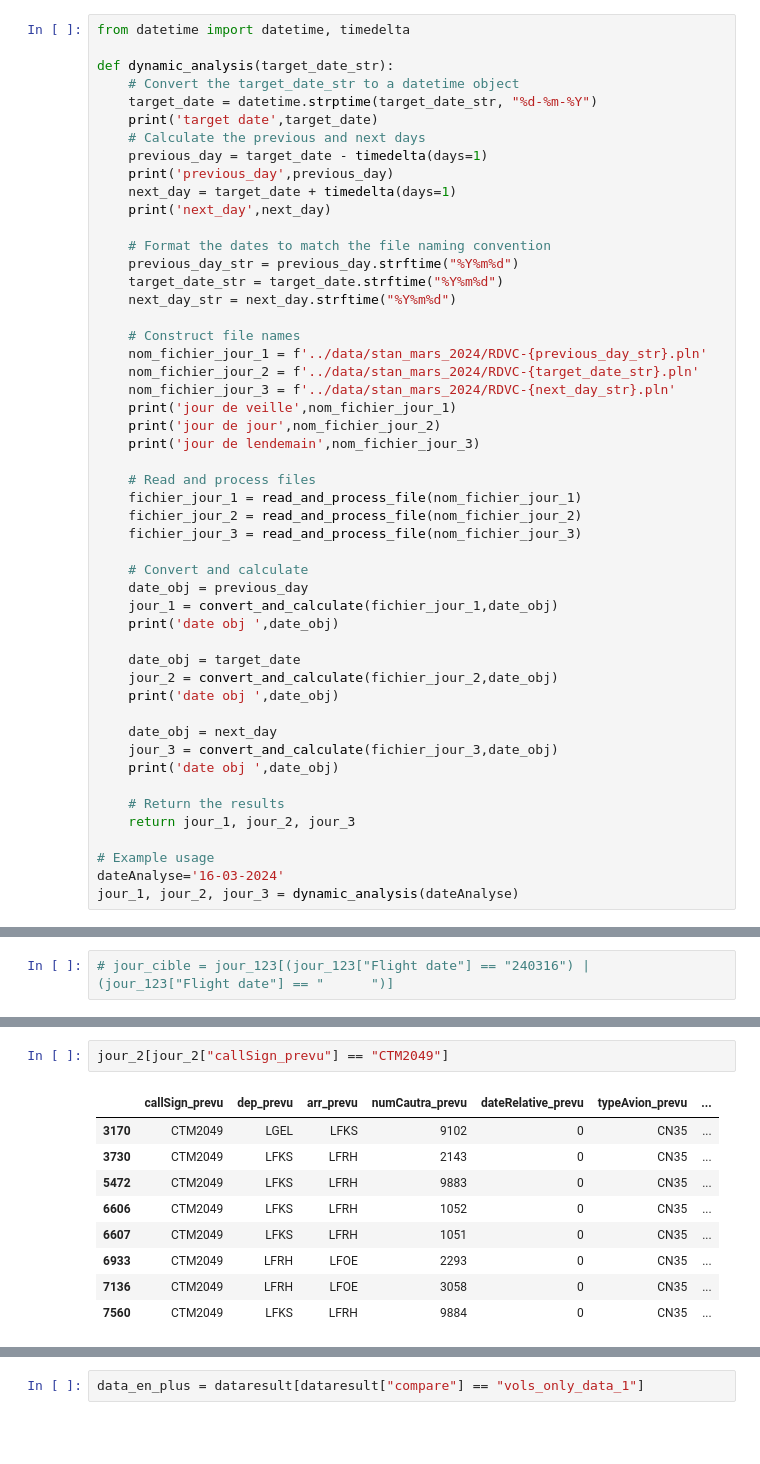
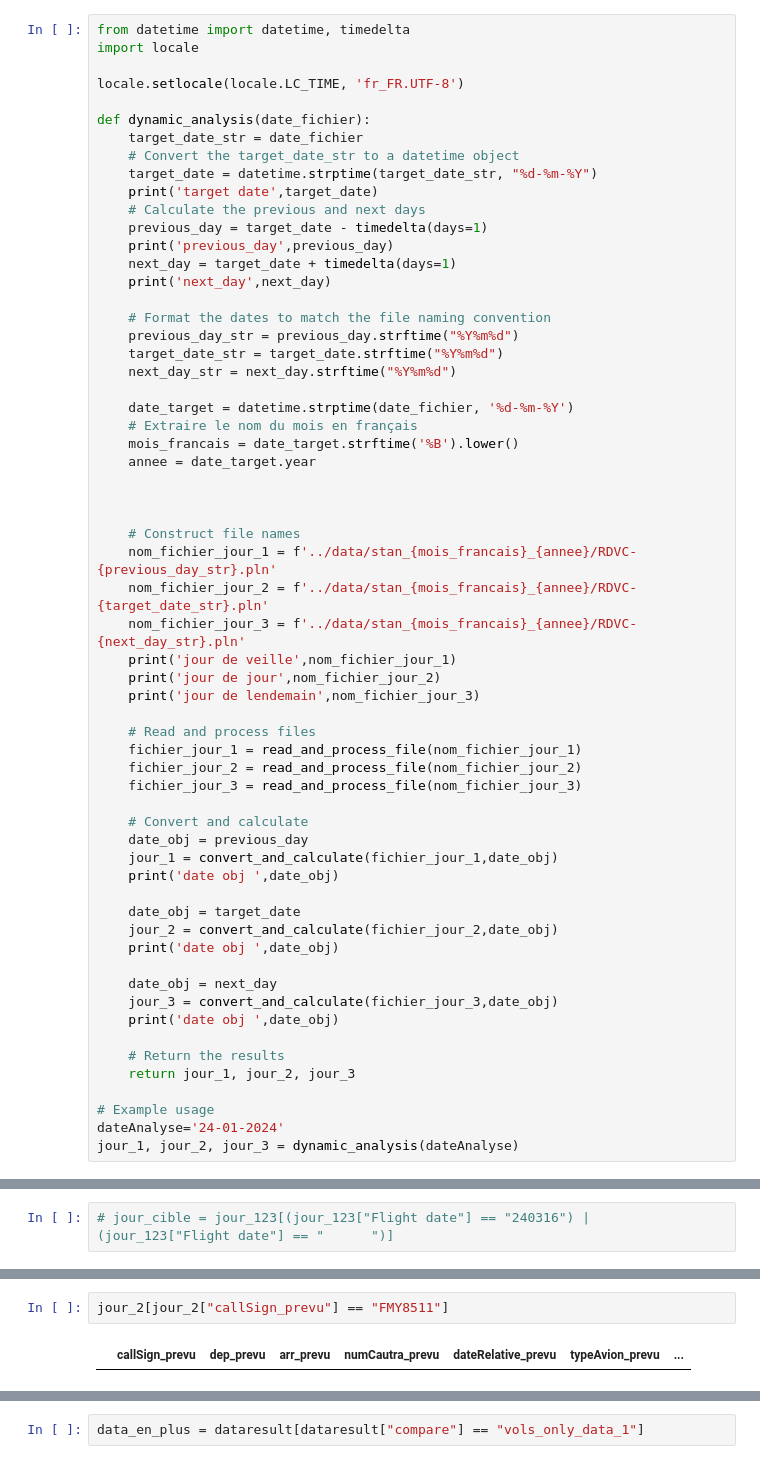
Before and after one commit to ittaldias/redevance, a Jupyter notebook: notebook/analyse_mensuel.ipynb, the cells around one changed output, grey strips where cells are left out. Drawn from its saved outputs; the diff is of its cells as text; blank space fills up the shorter version.

```diff
--- a/notebook/analyse_mensuel.ipynb
+++ b/notebook/analyse_mensuel.ipynb
@@ -241,8 +241,12 @@ def convert_and_calculate(df,date_obj):
     return df
 # %%
 from datetime import datetime, timedelta
+import locale
 
-def dynamic_analysis(target_date_str):
+locale.setlocale(locale.LC_TIME, 'fr_FR.UTF-8')
+
+def dynamic_analysis(date_fichier):
+    target_date_str = date_fichier
     # Convert the target_date_str to a datetime object
     target_date = datetime.strptime(target_date_str, "%d-%m-%Y")
     print('target date',target_date)
@@ -257,10 +261,17 @@ def dynamic_analysis(target_date_str):
     target_date_str = target_date.strftime("%Y%m%d")
     next_day_str = next_day.strftime("%Y%m%d")
 
+    date_target = datetime.strptime(date_fichier, '%d-%m-%Y')
+    # Extraire le nom du mois en français
+    mois_francais = date_target.strftime('%B').lower()
+    annee = date_target.year
+
+
+
     # Construct file names
-    nom_fichier_jour_1 = f'../data/stan_mars_2024/RDVC-{previous_day_str}.pln'
-    nom_fichier_jour_2 = f'../data/stan_mars_2024/RDVC-{target_date_str}.pln'
-    nom_fichier_jour_3 = f'../data/stan_mars_2024/RDVC-{next_day_str}.pln'
+    nom_fichier_jour_1 = f'../data/stan_{mois_francais}_{annee}/RDVC-{previous_day_str}.pln'
+    nom_fichier_jour_2 = f'../data/stan_{mois_francais}_{annee}/RDVC-{target_date_str}.pln'
+    nom_fichier_jour_3 = f'../data/stan_{mois_francais}_{annee}/RDVC-{next_day_str}.pln'
     print('jour de veille',nom_fichier_jour_1)
     print('jour de jour',nom_fichier_jour_2)
     print('jour de lendemain',nom_fichier_jour_3)
@@ -287,6 +298,6 @@ def dynamic_analysis(target_date_str):
     return jour_1, jour_2, jour_3
 
 # Example usage
-dateAnalyse='16-03-2024'
+dateAnalyse='24-01-2024'
 jour_1, jour_2, jour_3 = dynamic_analysis(dateAnalyse)
 # %% [output]
@@ -1763,12 +1848,4 @@ jour_cible[jour_cible["Flight identification"] == "FGNTS    "]
 # %%
-jour_2[jour_2["callSign_prevu"] == "CTM2049"]
+jour_2[jour_2["callSign_prevu"] == "FMY8511"]
 # %% [output]
 |  | callSign_prevu | dep_prevu | arr_prevu | numCautra_prevu | dateRelative_prevu | typeAvion_prevu | ... |
-| 3170 | CTM2049 | LGEL | LFKS | 9102 | 0 | CN35 | ... |
-| 3730 | CTM2049 | LFKS | LFRH | 2143 | 0 | CN35 | ... |
-| 5472 | CTM2049 | LFKS | LFRH | 9883 | 0 | CN35 | ... |
-| 6606 | CTM2049 | LFKS | LFRH | 1052 | 0 | CN35 | ... |
-| 6607 | CTM2049 | LFKS | LFRH | 1051 | 0 | CN35 | ... |
-| 6933 | CTM2049 | LFRH | LFOE | 2293 | 0 | CN35 | ... |
-| 7136 | CTM2049 | LFRH | LFOE | 3058 | 0 | CN35 | ... |
-| 7560 | CTM2049 | LFKS | LFRH | 9884 | 0 | CN35 | ... |
```
Also changed, not shown: parts of 30 cells of this notebook.
